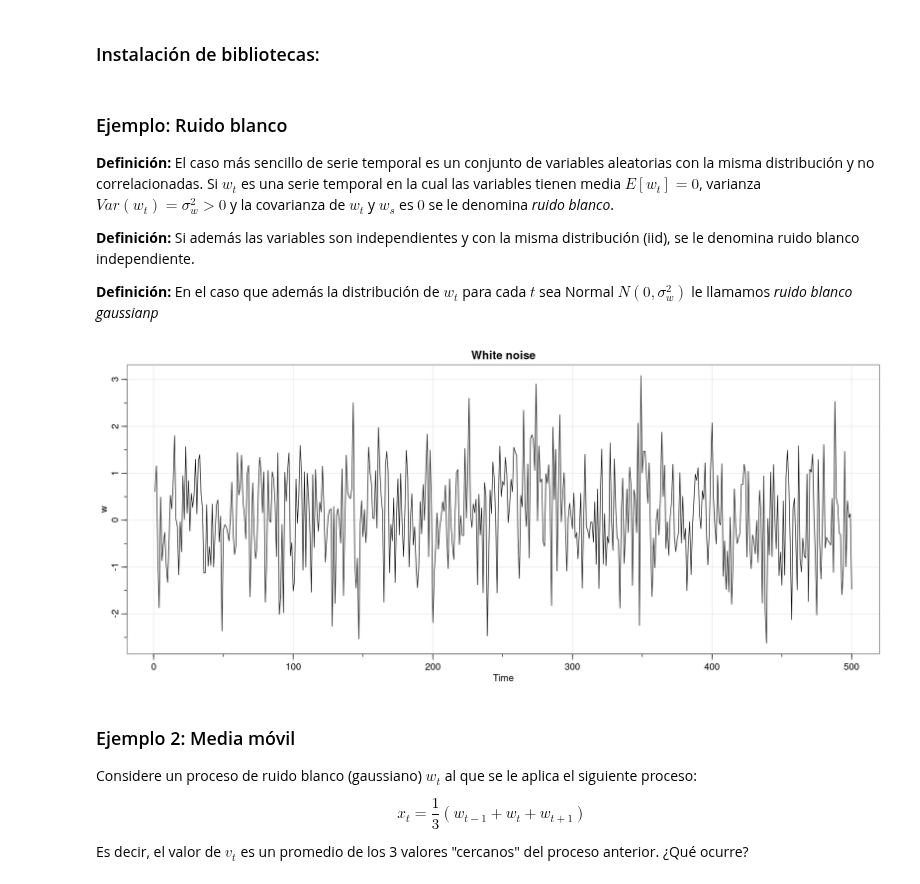
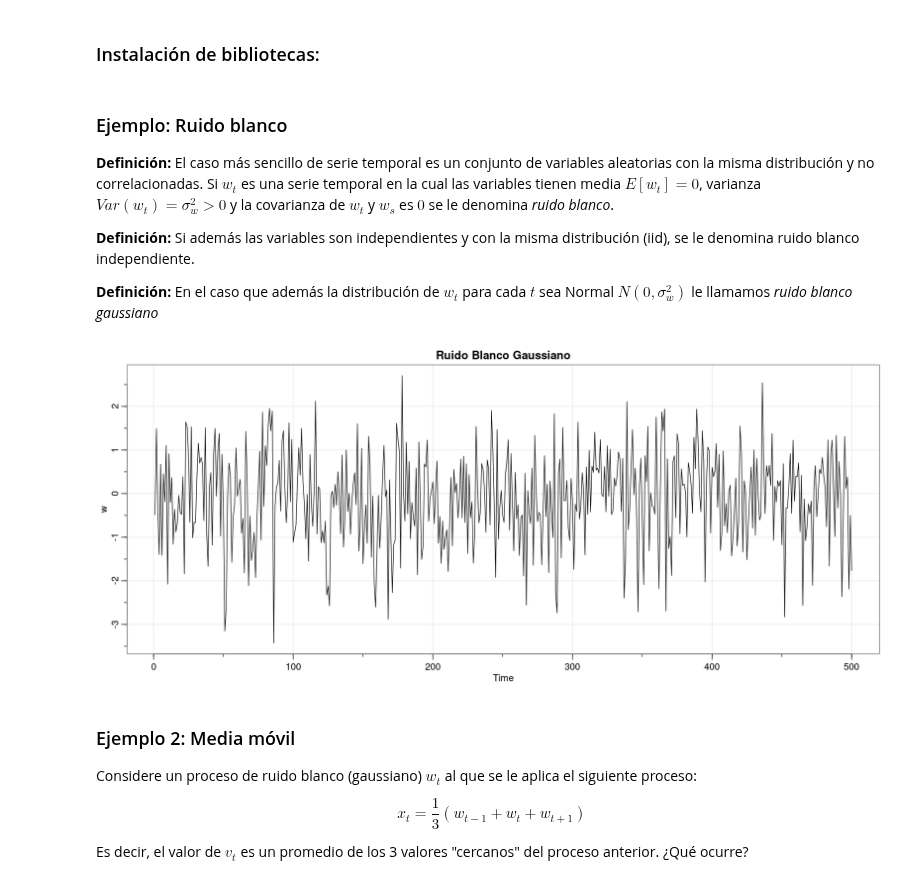
Before and after one commit to aferragu/curso_series_temporales, a Jupyter notebook: Analisis de Series Temporales. Modelos estadisticos.ipynb, the cells around one changed output. Drawn from its saved outputs; the diff is of its cells as text; code cells hidden in the pictures.

```diff
--- a/Analisis de Series Temporales. Modelos estadisticos.ipynb
+++ b/Analisis de Series Temporales. Modelos estadisticos.ipynb
@@ -37,12 +37,12 @@ __Definición:__ El caso más sencillo de serie temporal es un conjunto de varia
 
 __Definición:__ Si además las variables son independientes y con la misma distribución (iid), se le denomina ruido blanco independiente.
 
-__Definición:__ En el caso que además la distribución de $w_t$ para cada $t$ sea Normal $N(0,\sigma_w^2)$ le llamamos *ruido blanco gaussianp*
+__Definición:__ En el caso que además la distribución de $w_t$ para cada $t$ sea Normal $N(0,\sigma_w^2)$ le llamamos *ruido blanco gaussiano*
 # %%
 w = rnorm(500,0,1)  # 500 N(0,1) variates
-tsplot(w, main="White noise")
+tsplot(w, main="Ruido Blanco Gaussiano")
 # %% [output]
-[figure, old version]
+[figure, new version]
 # %% [markdown]
 ### Ejemplo 2: Media móvil
 
```
Also changed, not shown: parts of 5 cells of this notebook, 3 other files.
